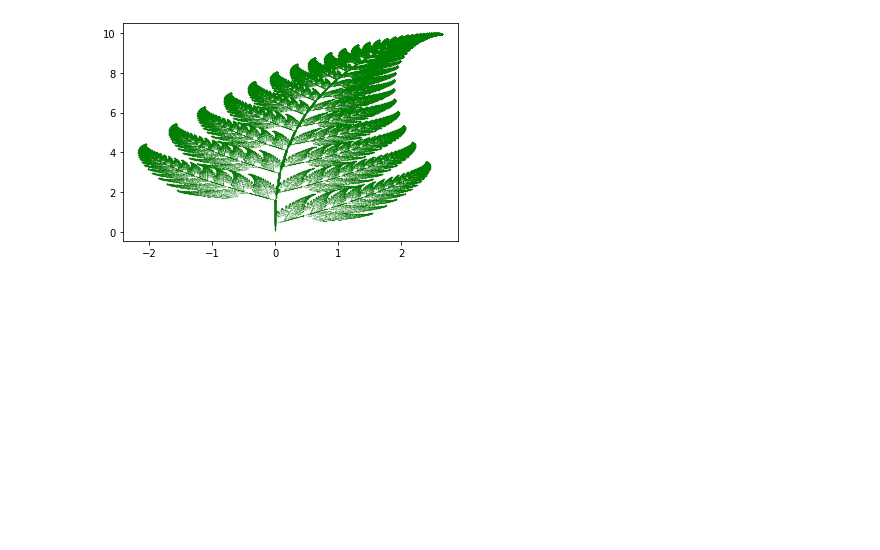
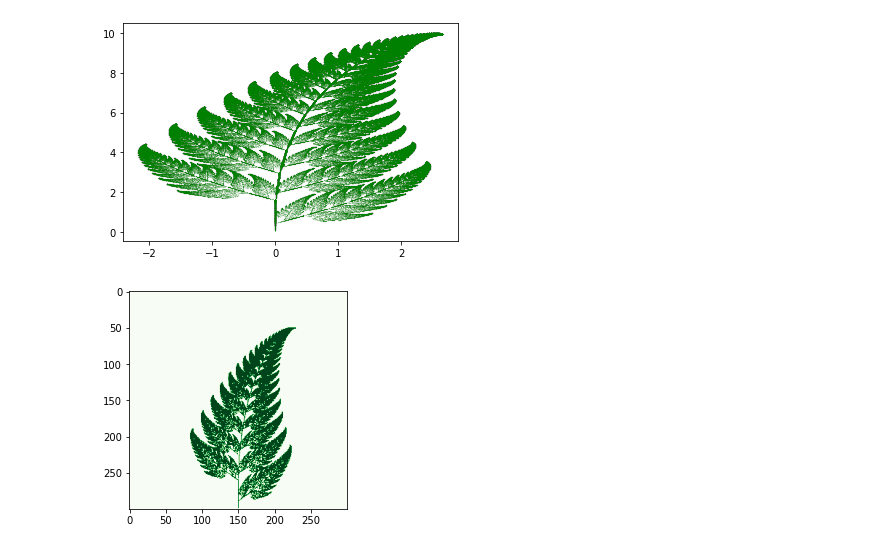
Before and after one commit to ShleshaPandey/Python_codes, a Jupyter notebook: Barnsley_ferns.ipynb, the cells around one changed output. Drawn from its saved outputs; the diff is of its cells as text; code cells hidden in the pictures; blank space fills up the shorter version.

```diff
--- a/Barnsley_ferns.ipynb
+++ b/Barnsley_ferns.ipynb
@@ -29,3 +29,18 @@ plt.scatter(x_box,y_box, s=.002, color='green')
 # %% [output]
 <matplotlib.collections.PathCollection at 0x...>
 [figure]
+# %%
+import matplotlib.cm as cm
+width, height = 300,300
+fern_image = np.zeros((width, height))
+x,y = 0,0
+for i in range(point):
+  f = np.random.choice(function, p = [0.01,0.85,0.07,0.07])
+  x, y = f(x,y)
+  ix,  iy = int(width / 2   + x*width/10),  int(y * height/12)
+  fern_image[iy, ix] = 1
+# %%
+ plt.imshow(fern_image[::-1,:], cmap=cm.Greens)
+ plt.show()
+# %% [output]
+[figure, added]
```
